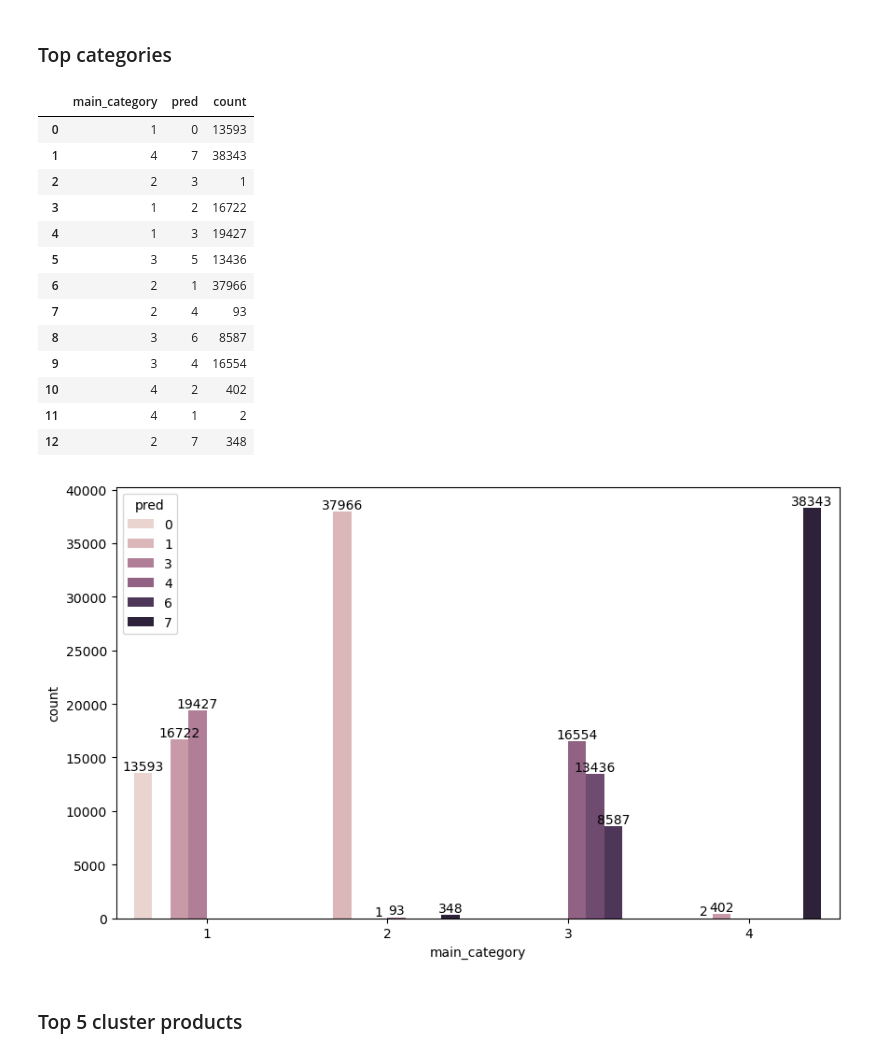
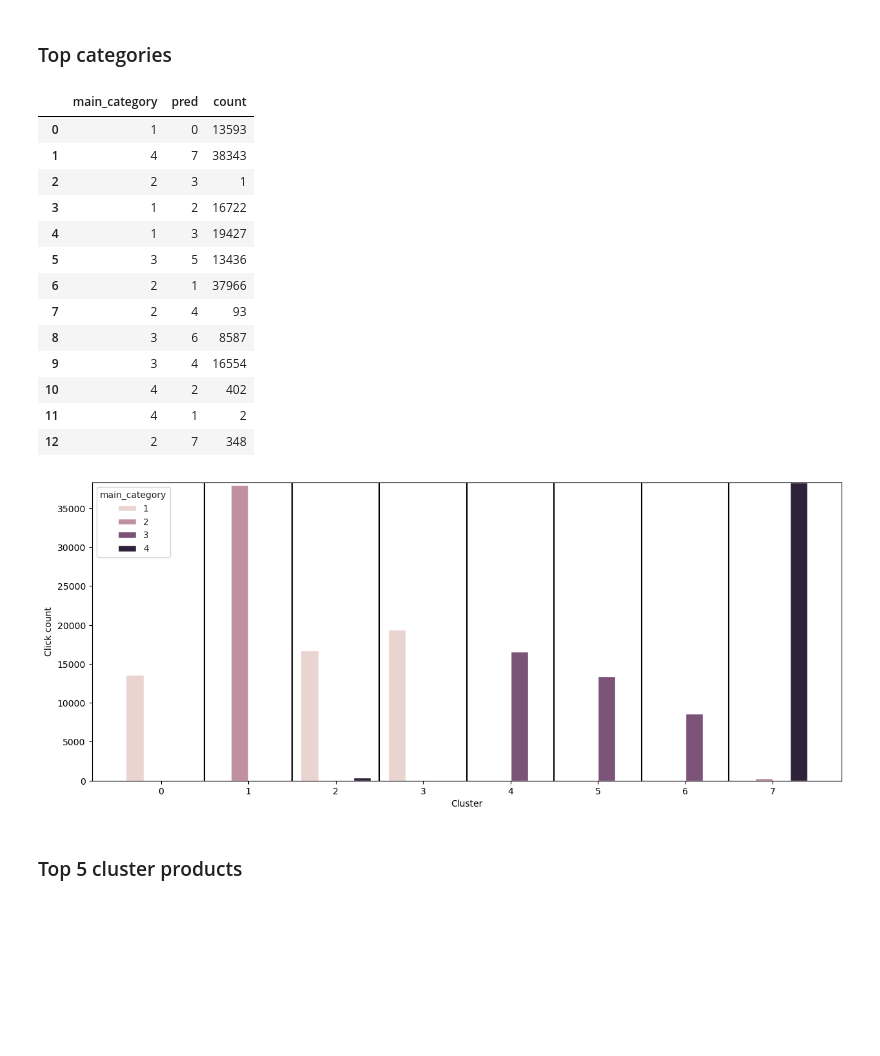
Before and after one commit to namvdo/bdpa-clickflow, a Jupyter notebook: ml/cluster_analysis.ipynb, the cells around one changed output. Cells and saved outputs as stored; diff of their text form; code cells hidden in the pictures; blank space fills up the shorter version.

Commit message:
Some fixes for visualisations

```diff
--- a/ml/cluster_analysis.ipynb
+++ b/ml/cluster_analysis.ipynb
@@ -92,7 +92,8 @@ def analyze_clusters(data: DataFrame, cluster_id_col: str, top_number: int = 5):
         F.mean(F.col("model photography") - 1).alias("photography_probability"),
         F.mode("country").alias("top_region"),
         F.collect_set("model").alias("product_set"),
-        F.collect_set("main_category").alias("category_set")
+        F.collect_set("main_category").alias("category_set"),
+        F.collect_set("colour").alias("color_set")
     )
     counts = data.groupBy("pred", "model").count()
     w = Window.partitionBy("pred").orderBy(F.desc("count"))
@@ -100,10 +101,15 @@ def analyze_clusters(data: DataFrame, cluster_id_col: str, top_number: int = 5):
 
     top_categories = data.groupBy("main_category", "pred").count()
 
-    return profiles, top_products, top_categories
-profiles, top_products, top_categories = analyze_clusters(df, "pred")
+    counts = data.groupBy("colour", "pred").count()
+    w = Window.partitionBy("pred").orderBy(F.desc("count"))
+    top_colors = (counts.withColumn("rank", F.row_number().over(w)).filter(F.col("rank") <= top_number))
+
+    return profiles, top_products, top_categories, top_colors
+profiles, top_products, top_categories, top_colors = analyze_clusters(df, "pred")
 top_categories.show()
 top_products.show()
+top_colors.show()
 profiles.show()
 # %% [output]
 CLUSTER PROFILES:
@@ -255,29 +278,33 @@ plt.show()
 # %%
 top_categories = top_categories.toPandas()
 # %%
-fig = plt.figure(figsize=(10, 6))
+fig = plt.figure(figsize=(15, 6))
+import numpy as np
 display(top_categories)
 ax = plt.axes()
-sns.barplot(top_categories, x ="main_category", y = "count", hue = "pred", ax =ax)
-for c in ax.containers:
-    plt.bar_label(c)
+sns.set_style("whitegrid")
+sns.barplot(top_categories, x = "pred", y = "count", hue = "main_category", ax =ax)
+plt.vlines(np.arange(0.5, 7.5), ymin= 0, ymax=top_categories["count"].max(), colors = "black")
+plt.ylim(0, top_categories["count"].max())
+plt.ylabel("Click count")
+plt.xlabel("Cluster")
 plt.show()
 # %% [output]
 |  | main_category | pred | count |
 | 0 | 1 | 0 | 13593 |
 | 1 | 4 | 7 | 38343 |
 | 2 | 2 | 3 | 1 |
 | 3 | 1 | 2 | 16722 |
 | 4 | 1 | 3 | 19427 |
 | 5 | 3 | 5 | 13436 |
 | 6 | 2 | 1 | 37966 |
 | 7 | 2 | 4 | 93 |
 | 8 | 3 | 6 | 8587 |
 | 9 | 3 | 4 | 16554 |
 | 10 | 4 | 2 | 402 |
 | 11 | 4 | 1 | 2 |
 | 12 | 2 | 7 | 348 |
-[figure, old version]
+[figure, new version]
 # %% [markdown]
 ### Top 5 cluster products
 # %%
```
Also changed, not shown: parts of 9 cells of this notebook, 29 other files.
